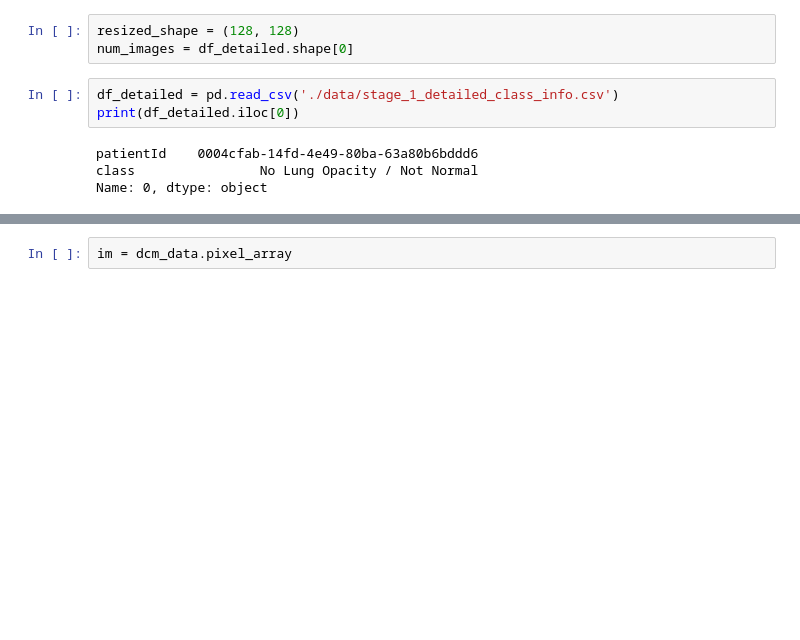
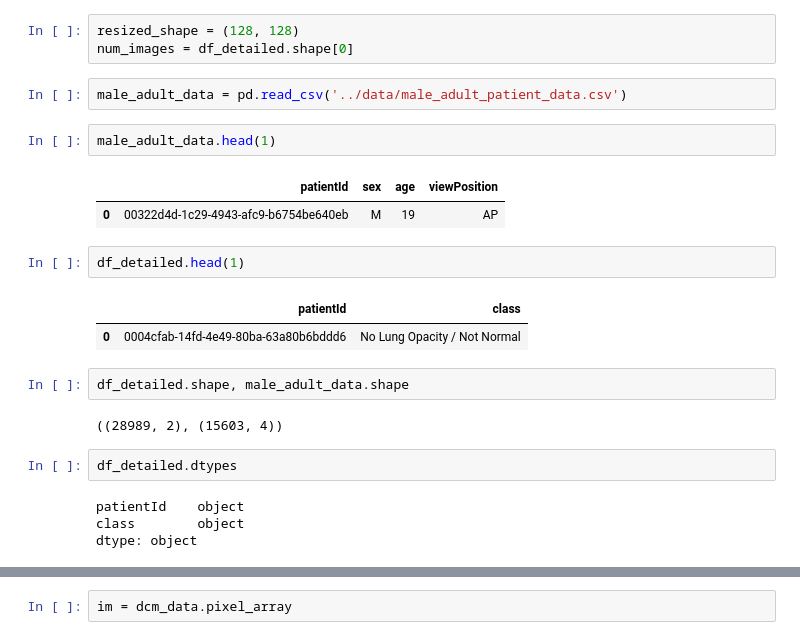
Before and after one commit to gerket/dsi_capstone, a Jupyter notebook: pneumonia/code/exploratory-data-analysis.ipynb, the cells around one changed output, grey strips where cells are left out. Cells and saved outputs as stored; diff of their text form; blank space fills up the shorter version.

```diff
--- a/pneumonia/exploratory-data-analysis.ipynb
+++ b/pneumonia/code/exploratory-data-analysis.ipynb
@@ -334,9 +333,24 @@ set_random_seed(42)
 resized_shape = (128, 128)
 num_images = df_detailed.shape[0]
 # %%
-df_detailed = pd.read_csv('./data/stage_1_detailed_class_info.csv')
-print(df_detailed.iloc[0])
+male_adult_data = pd.read_csv('../data/male_adult_patient_data.csv')
-# %% [output]
-patientId    0004cfab-14fd-4e49-80ba-63a80b6bddd6
-class                No Lung Opacity / Not Normal
-Name: 0, dtype: object
+# %%
+male_adult_data.head(1)
+# %% [output]
+|  | patientId | sex | age | viewPosition |
+| 0 | 00322d4d-1c29-4943-afc9-b6754be640eb | M | 19 | AP |
+# %%
+df_detailed.head(1)
+# %% [output]
+|  | patientId | class |
+| 0 | 0004cfab-14fd-4e49-80ba-63a80b6bddd6 | No Lung Opacity / Not Normal |
+# %%
+df_detailed.shape, male_adult_data.shape
+# %% [output]
+((28989, 2), (15603, 4))
+# %%
+df_detailed.dtypes
+# %% [output]
+patientId    object
+class        object
+dtype: object
```
Also changed, not shown: parts of 15 cells of this notebook, 5 other files.
